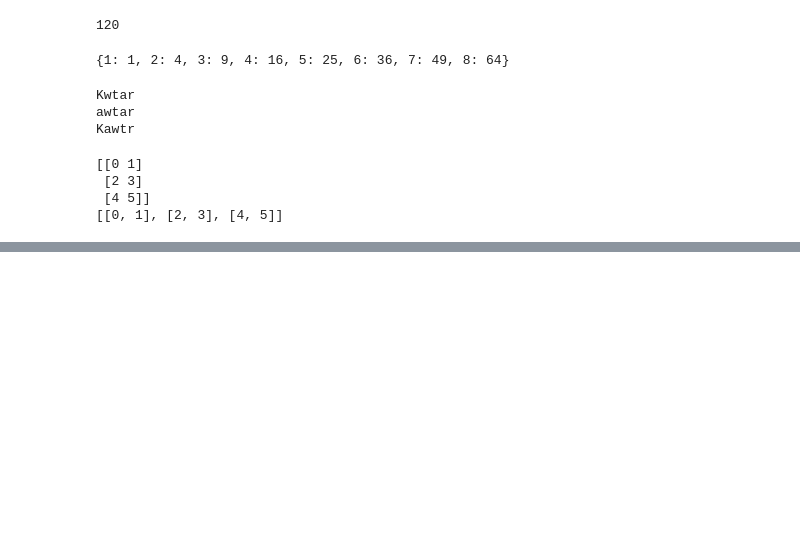
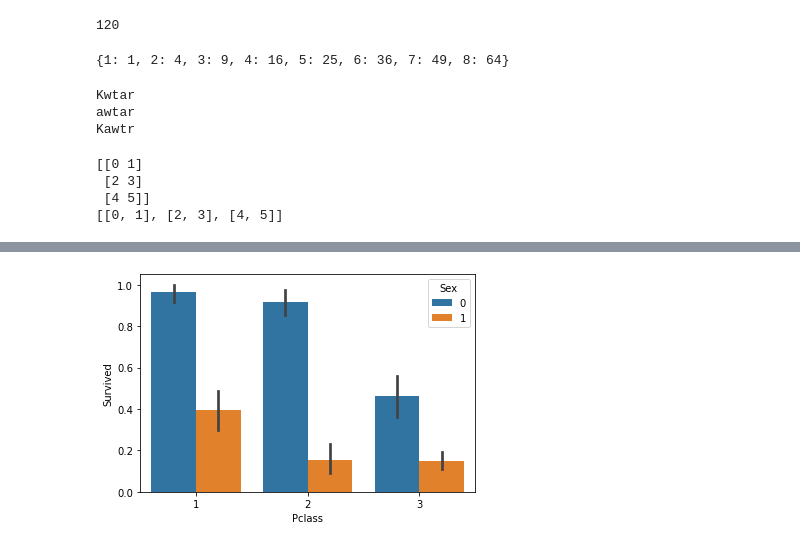
Before and after one commit to Kawtarms/AI, a Jupyter notebook: Checkpoint2-Copy1.ipynb, the cells around one changed output, grey strips where cells are left out. Cells and saved outputs as stored; diff of their text form; code cells hidden in the pictures; blank space fills up the shorter version.

```diff
--- a/Checkpoint2-Copy1.ipynb
+++ b/Checkpoint2-Copy1.ipynb
@@ -65,0 +235,5 @@ print(int(square_root))
+# %%
+import seaborn as sns
+ax = sns.barplot(x=df_titanic['Pclass'], y=df_titanic['Survived'], hue=df_titanic['Sex'])
+# %% [output]
+[figure, added]
```
Also changed, not shown: parts of 28 cells of this notebook.
